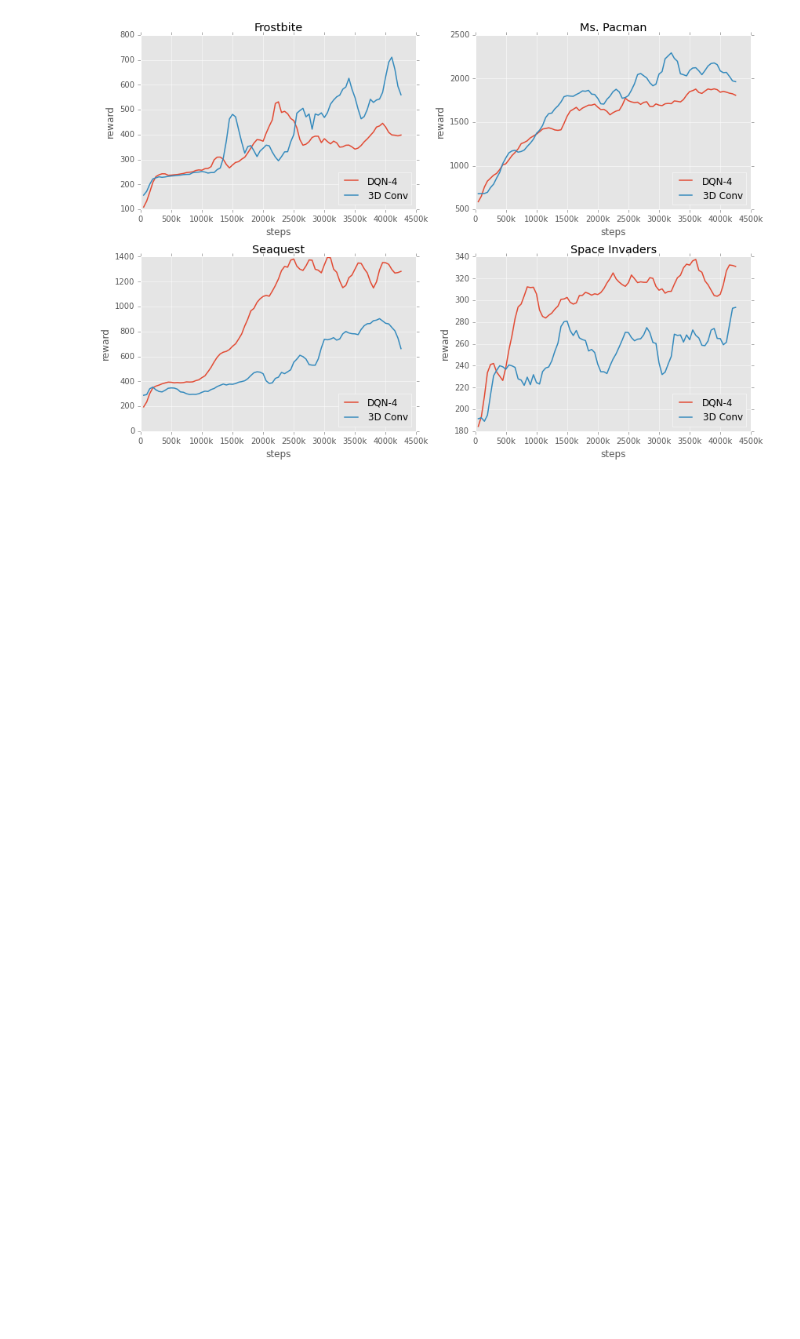
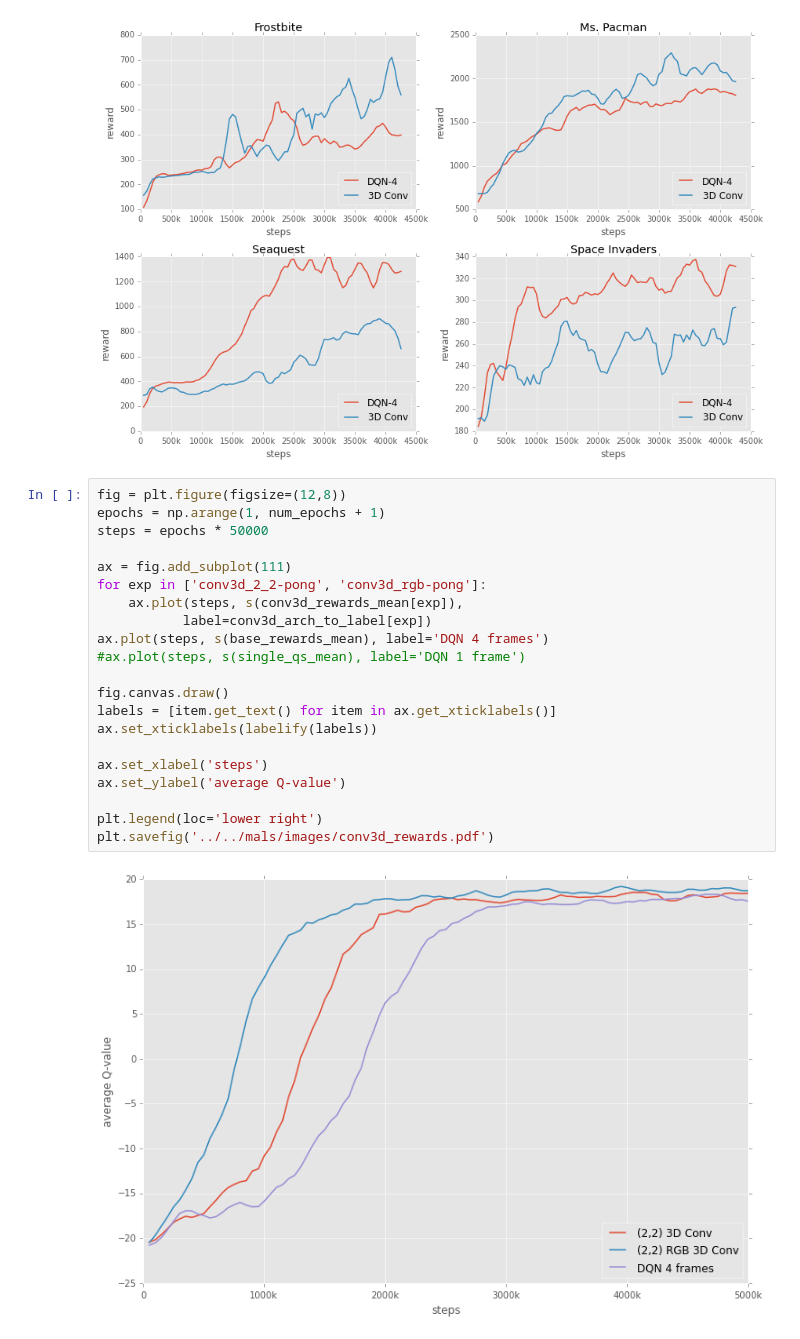
Before and after one commit to rubenvereecken/thesis, a Jupyter notebook: notebooks/Analysis.ipynb, the cells around one changed output. Drawn from its saved outputs; the diff is of its cells as text; blank space fills up the shorter version.

```diff
--- a/notebooks/Analysis.ipynb
+++ b/notebooks/Analysis.ipynb
@@ -1408,3 +1407,26 @@ fig.tight_layout()
 plt.savefig(image_dir + '/dqn_vs_linear.pdf')
 # %% [output]
 [figure]
+# %%
+fig = plt.figure(figsize=(12,8))
+epochs = np.arange(1, num_epochs + 1)
+steps = epochs * 50000
+
+ax = fig.add_subplot(111)
+for exp in ['conv3d_2_2-pong', 'conv3d_rgb-pong']:
+    ax.plot(steps, s(conv3d_rewards_mean[exp]),
+           label=conv3d_arch_to_label[exp])
+ax.plot(steps, s(base_rewards_mean), label='DQN 4 frames')
+#ax.plot(steps, s(single_qs_mean), label='DQN 1 frame')
+
+fig.canvas.draw()
+labels = [item.get_text() for item in ax.get_xticklabels()]
+ax.set_xticklabels(labelify(labels))
+
+ax.set_xlabel('steps')
+ax.set_ylabel('average Q-value')
+
+plt.legend(loc='lower right')
+plt.savefig('../../mals/images/conv3d_rewards.pdf')
+# %% [output]
+[figure, added]
```
Also changed, not shown: parts of 6 cells of this notebook, 9 other files.
